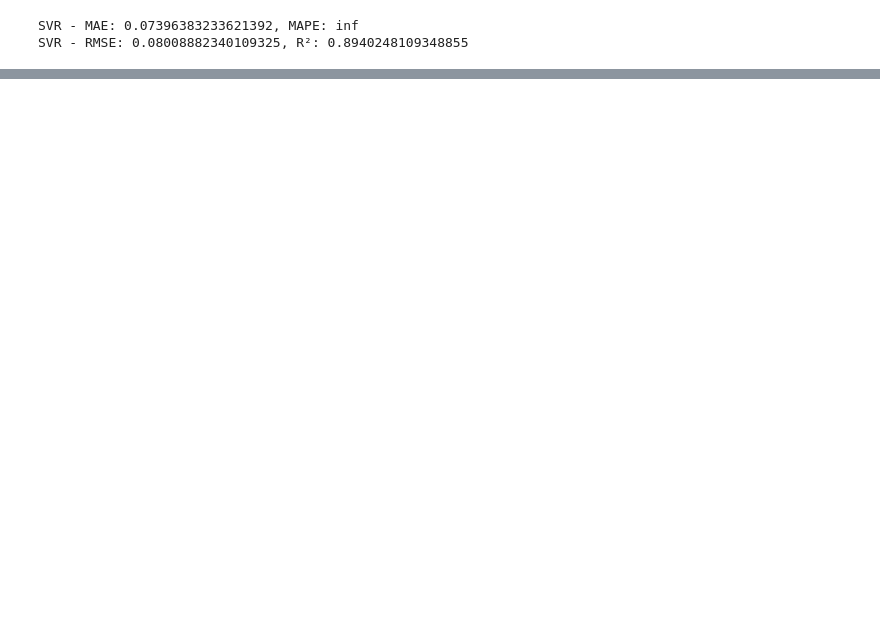
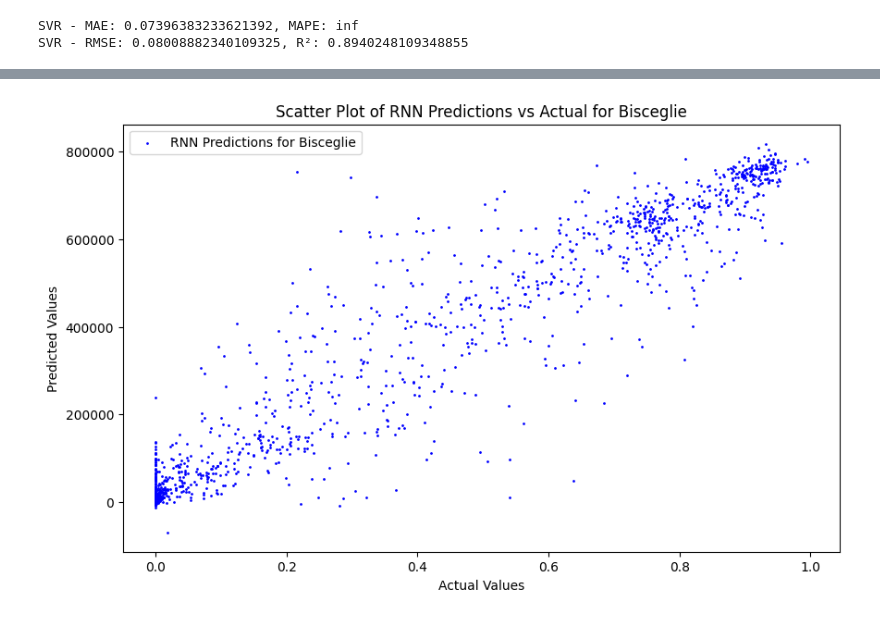
Before and after one commit to ShilpaSrinivasaReddy/PV_production, a Jupyter notebook: pv_code.ipynb, the cells around one changed output, grey strips where cells are left out. Saved outputs shown, nothing was run; the diff lists cells and outputs as text; code cells hidden in the pictures; blank space fills up the shorter version.

Commit message:
Changes in RNN and Transformer

```diff
--- a/pv_code.ipynb
+++ b/pv_code.ipynb
@@ -934,0 +631,94 @@ print(results_df)
+# %%
+# Load the dataset
+df = pd.read_csv('Thesisdataset.csv', parse_dates=['UTC'], date_format='%Y-%m-%d %H:%M:%S%z')
+
+# Set 'UTC' as the index
+df.set_index('UTC', inplace=True)
+# %%
+# Get unique plant IDs
+plant_ids = df['pID'].unique()
+# %%
+# Function to create dataset for RNN
+def create_dataset(data, time_step=1):
+    X, y = [], []
+    for i in range(len(data) - time_step - 1):
+        a = data[i:(i + time_step), 0]
+        X.append(a)
+        y.append(data[i + time_step, 0])
+    return np.array(X), np.array(y)
+# %%
+# Iterate through each plant ID
+for plant_id in plant_ids:
+    print(f"Training RNN for Plant ID: {plant_id}")
+
+    # Select data for the current plant
+    plant_data = df[df['pID'] == plant_id]
+
+    # Check if there's data for the plant
+    if plant_data.empty:
+        print(f"No data found for Plant ID: {plant_id}. Skipping...")
+        continue
+
+    # Normalize the data
+    scaler = MinMaxScaler()
+    scaled_data = scaler.fit_transform(plant_data[['Prd']])
+
+    # Set time step for sequences (e.g., using the last 24 hours)
+    time_step = 24
+    X, y = create_dataset(scaled_data, time_step)
+
+    # Check if there's enough data for training
+    if len(X) == 0:
+        print(f"Not enough data to create dataset for Plant ID: {plant_id}. Skipping...")
+        continue
+
+    # Reshape the input to be [samples, time steps, features]
+    X = X.reshape(X.shape[0], X.shape[1], 1)
+
+    # Split the data into training and testing sets (e.g., 80% train, 20% test)
+    split = int(len(X) * 0.8)
+    X_train, X_test = X[:split], X[split:]
+    y_train, y_test = y[:split], y[split:]
+
+    # Initialize the RNN model
+    rnn_model = Sequential([
+        LSTM(50, return_sequences=True, input_shape=(X_train.shape[1], 1)),
+        Dropout(0.2),
+        LSTM(50, return_sequences=False),
+        Dropout(0.2),
+        Dense(1)
+    ])
+
+    # Compile the model
+    rnn_model.compile(optimizer='adam', loss='mean_squared_error')
+
+    # Train the model
+    rnn_model.fit(X_train, y_train, epochs=50, batch_size=32)
+
+    # Predictions
+    y_pred_rnn = rnn_model.predict(X_test)
+
+    # Inverse scaling to get actual values
+    y_pred_rnn_inverse = scaler.inverse_transform(y_pred_rnn)
+
+    # Evaluation
+    mse_rnn = mean_squared_error(y_test, y_pred_rnn_inverse)
+    rmse_rnn = mse_rnn ** 0.5
+    r2_rnn = r2_score(y_test, y_pred_rnn_inverse)
+
+    # RNN Results
+    mae_rnn = mean_absolute_error(y_test, y_pred_rnn_inverse)
+    mape_rnn = mean_absolute_percentage_error(y_test, y_pred_rnn_inverse)
+    print(f"RNN for {plant_id} - MAE: {mae_rnn}, MAPE: {mape_rnn}")
+    print(f"RNN for {plant_id} - RMSE: {rmse_rnn}, R²: {r2_rnn}")
+    print("-" * 50)
+
+    # Scatter plot for RNN predictions vs actual values
+    plt.figure(figsize=(10, 6))
+    plt.scatter(y_test, y_pred_rnn_inverse, s=1, color='blue', label=f'RNN Predictions for {plant_id}')
+    plt.xlabel('Actual Values')
+    plt.ylabel('Predicted Values')
+    plt.title(f'Scatter Plot of RNN Predictions vs Actual for {plant_id}')
+    plt.legend()
+    plt.show()
+# %% [output]
@@ -934,0 +742 @@ print(results_df)
+[figure, added]
```
Also changed, not shown: parts of 60 cells of this notebook.
